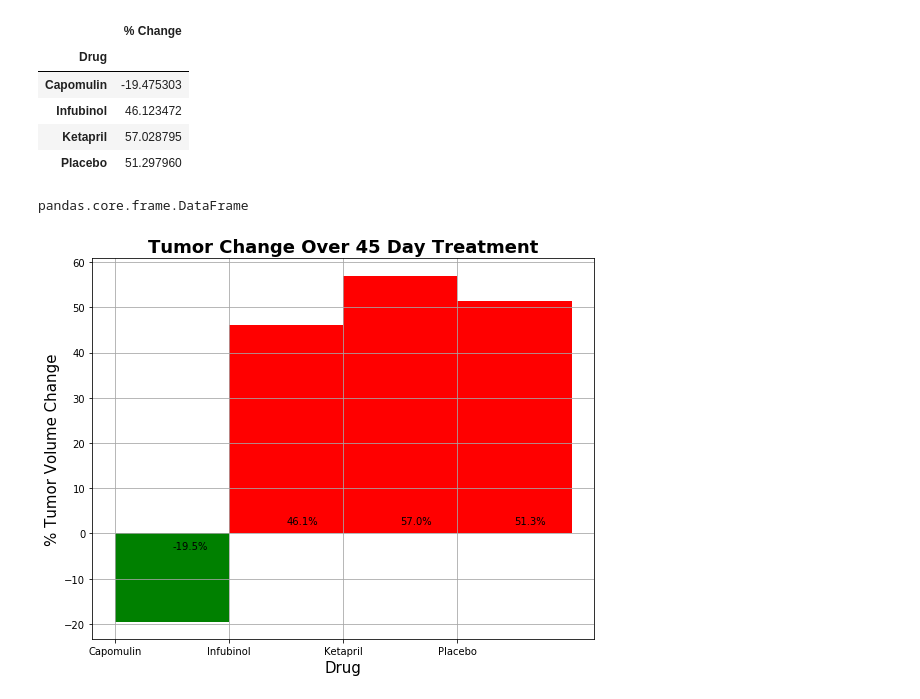
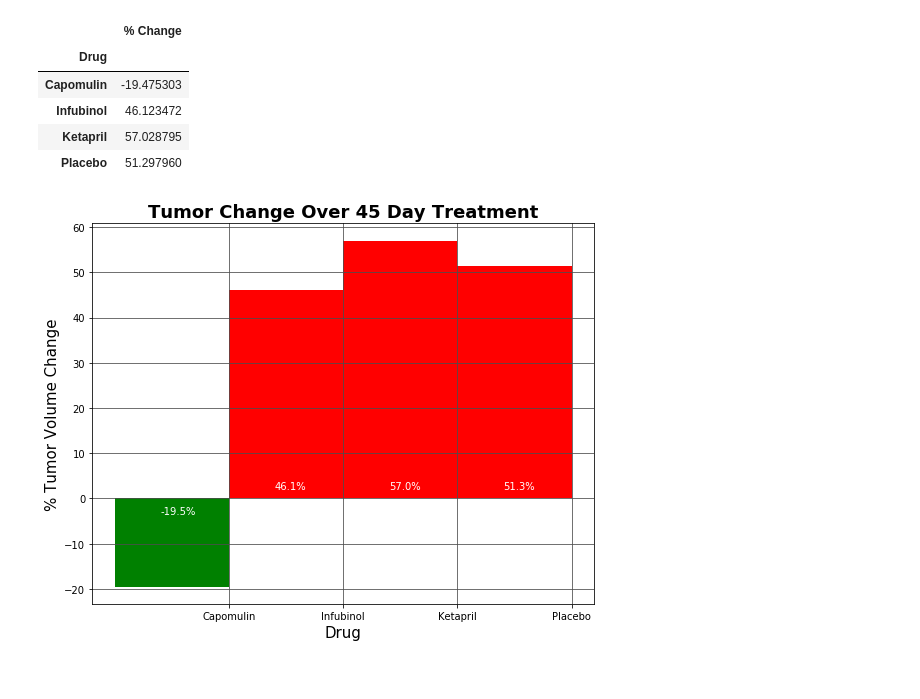
Before and after one commit to techsmj/Matplotlib, a Jupyter notebook: Pymaceuticals/pymaceuticals_starter.ipynb, the cells around one changed output. Drawn from its saved outputs; the diff is of its cells as text; code cells hidden in the pictures.

```diff
--- a/Pymaceuticals/pymaceuticals_starter.ipynb
+++ b/Pymaceuticals/pymaceuticals_starter.ipynb
@@ -429,53 +398,46 @@ Summarydf_plot
 | Infubinol | 46.123472 |
 | Ketapril | 57.028795 |
 | Placebo | 51.297960 |
-# %%
-type(Summarydf_plot)
-# %% [output]
-pandas.core.frame.DataFrame
 # %%
-# Store all Relevant Percent Changes into a Tu
-
+#plot graph
 fig = plt.figure(figsize=(9,7))
-
+#define my x & y axis
 x_axis = Summarydf_plot.index
 y = Summarydf_plot ["% Change"]
+# Splice the data between passing and failing drugs
 color = ["red" if y>= 0 else "green" for y in y]
-ax=plt.bar(x_axis, y, color=color, width = 1, align='edge', alpha = 1)
-
-#ax=Summarydf_plot.plot(rot='horizontal',kind='bar',align="center", color= color, width =1,alpha=1)
-# Splice the data between passing and failing drugs
 
 # Orient widths. Add labels, tick marks, etc.
+ax=plt.bar(x_axis, y, color=color, width = -1, align='edge', alpha = 1)
 
-# Use functions to label the percentages of changes
+plt.title('Tumor Change Over 45 Day Treatment', fontdict = {'fontsize': 18, 'fontweight': 'bold'})
+plt.xlabel('Drug', fontdict = {'fontsize': 15})
+plt.ylabel('% Tumor Volume Change', fontdict = {'fontsize': 15})
+plt.grid(b=False, which='both',color='0.3', linestyle='-')
+
+
 
 #count for x coordinate location of value label
 count = 0
 
 #loops through tumor change data and places the value in the correct position based on + or - values
-
 for r in y:
     if r < 0:
         y = -3.5
     else:
         y = 2
-    plt.text(count+0.50, y, str(round(r, 1)) + '%', ha = 'left', color = 'black')
+    plt.text(count-0.6, y, str(round(r, 1)) + '%', ha = 'left', color = 'white')
     count += 1
 
 
 
 
 
-plt.title('Tumor Change Over 45 Day Treatment', fontdict = {'fontsize': 18, 'fontweight': 'bold'})
-plt.xlabel('Drug', fontdict = {'fontsize': 15})
-plt.ylabel('% Tumor Volume Change', fontdict = {'fontsize': 15})
-plt.grid(b=True, which='both', color='0.65', linestyle='-')
 
-# Save the Figure
+ # Save the Figure
 
-
+plt.savefig("data/Fig3.png")
 # Show the Figure
 fig.show()
 # %% [output]
-[figure, old version]
+[figure, new version]
```
Also changed, not shown: parts of 12 cells of this notebook, 2 other files.
